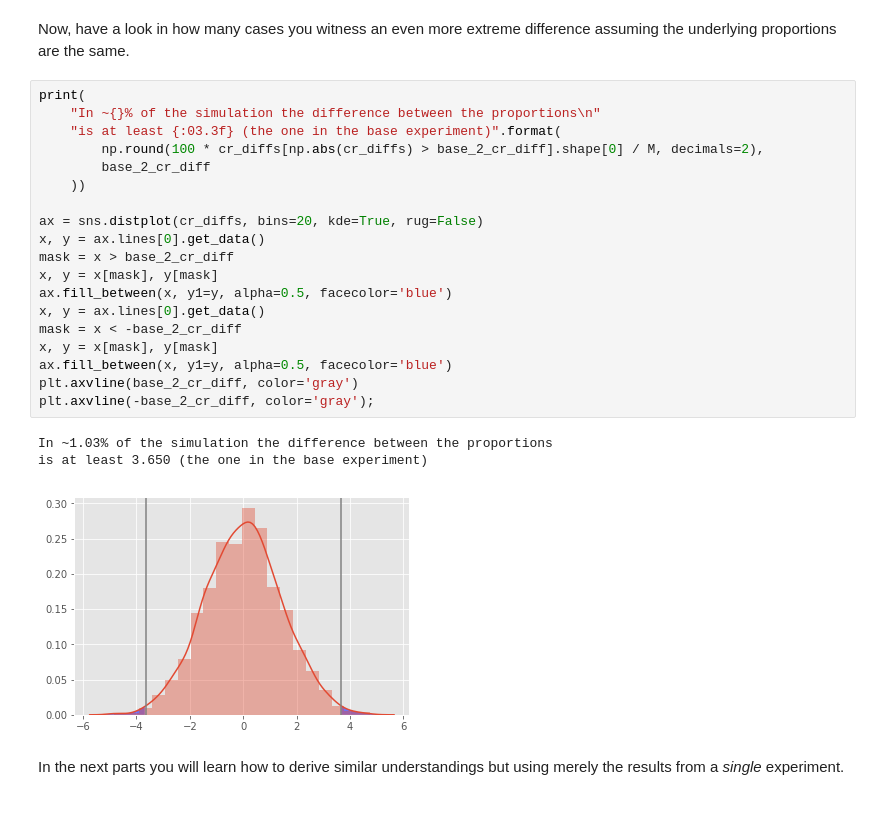
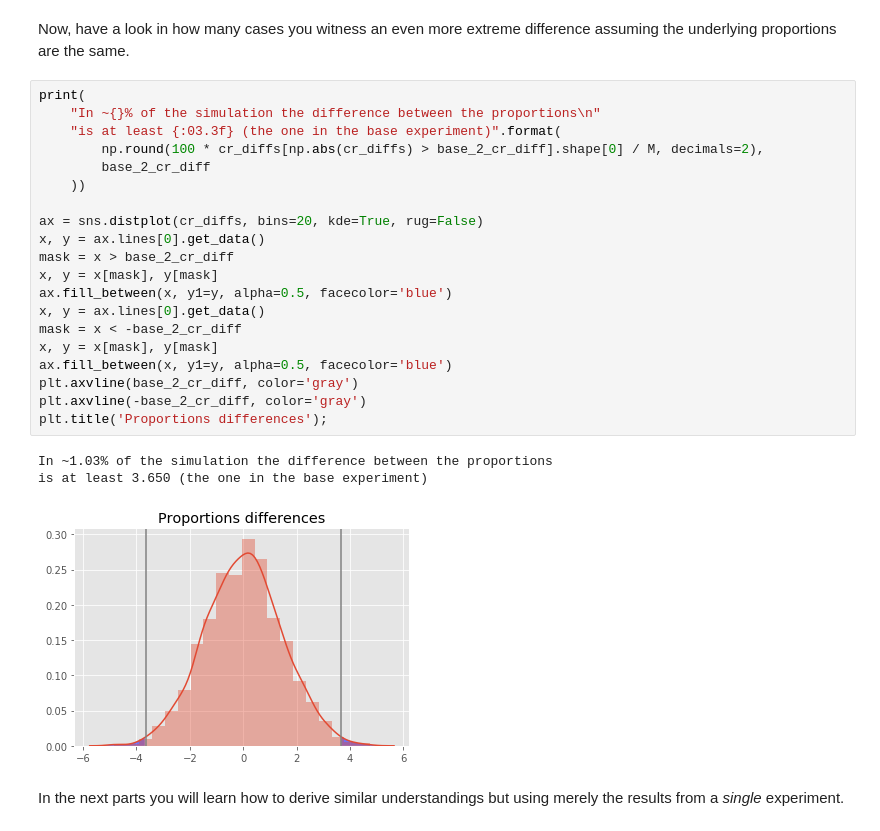
Before and after one commit to drorata/abtest, a Jupyter notebook: notebooks/01-Introduction.ipynb, the cells around one changed output. Cells and saved outputs as stored; diff of their text form.

```diff
--- a/notebooks/01-Introduction.ipynb
+++ b/notebooks/01-Introduction.ipynb
@@ -174,25 +177,26 @@ Now, have a look in how many cases you witness an even more extreme difference a
 # %%
 print(
     "In ~{}% of the simulation the difference between the proportions\n"
     "is at least {:03.3f} (the one in the base experiment)".format(
         np.round(100 * cr_diffs[np.abs(cr_diffs) > base_2_cr_diff].shape[0] / M, decimals=2),
         base_2_cr_diff
     ))
 
 ax = sns.distplot(cr_diffs, bins=20, kde=True, rug=False)
 x, y = ax.lines[0].get_data()
 mask = x > base_2_cr_diff
 x, y = x[mask], y[mask]
 ax.fill_between(x, y1=y, alpha=0.5, facecolor='blue')
 x, y = ax.lines[0].get_data()
 mask = x < -base_2_cr_diff
 x, y = x[mask], y[mask]
 ax.fill_between(x, y1=y, alpha=0.5, facecolor='blue')
 plt.axvline(base_2_cr_diff, color='gray')
-plt.axvline(-base_2_cr_diff, color='gray');
+plt.axvline(-base_2_cr_diff, color='gray')
+plt.title('Proportions differences');
 # %% [output]
 In ~1.03% of the simulation the difference between the proportions
 is at least 3.650 (the one in the base experiment)
-[figure, old version]
+[figure, new version]
 # %% [markdown]
 In the next parts you will learn how to derive similar understandings but using merely the results from a *single* experiment.
```
Also changed, not shown: parts of 4 cells of this notebook.
